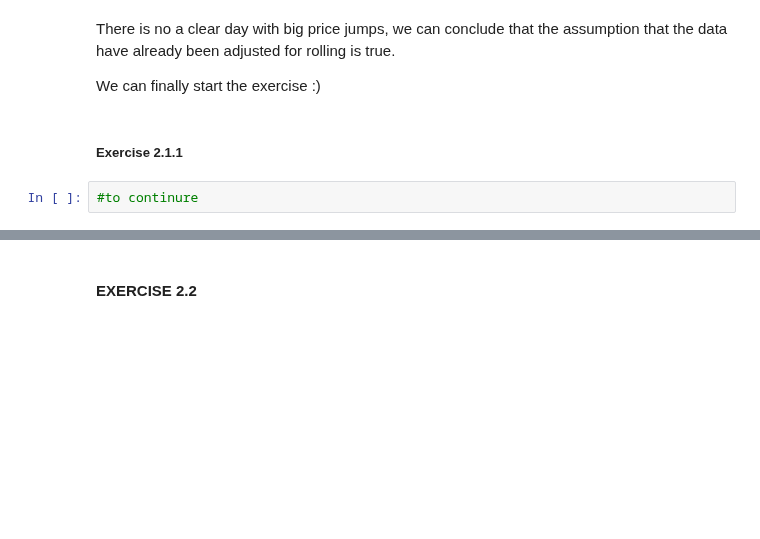
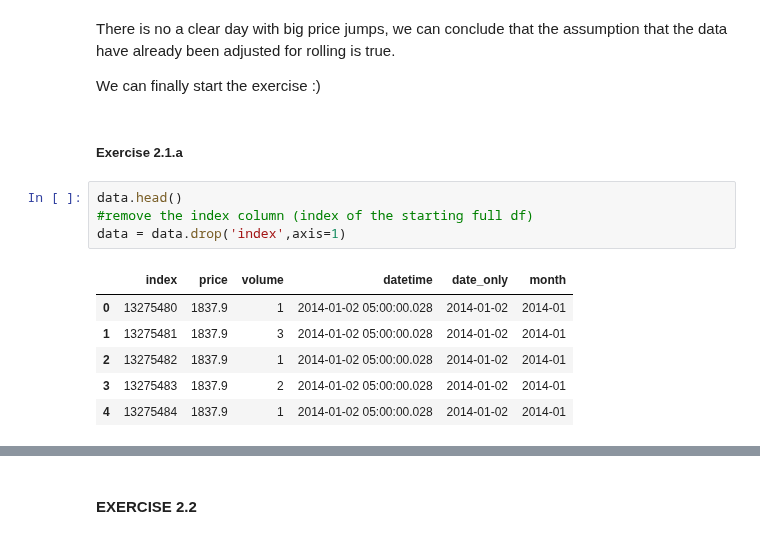
Before and after one commit to dgalassi99/quant-lab, a Jupyter notebook: 00_books/AFML/notebooks/AFML_tests.ipynb, the cells around one changed output, grey strips where cells are left out. Drawn from its saved outputs; the diff is of its cells as text; blank space fills up the shorter version.

Commit message:
exercise 2.1.a and 2.1.b completed

```diff
--- a/00_books/AFML/notebooks/AFML_tests.ipynb
+++ b/00_books/AFML/notebooks/AFML_tests.ipynb
@@ -264,6 +264,15 @@ There is no a clear day with big price jumps, we can conclude that the assumptio
 
 We can finally start the exercise :)
 # %% [markdown]
-##### Exercise 2.1.1
+##### Exercise 2.1.a
-# %%
-#to continure
+# %%
+data.head()
+#remove the index column (index of the starting full df)
+data = data.drop('index',axis=1)
+# %% [output]
+|  | index | price | volume | datetime | date_only | month |
+| 0 | 13275480 | 1837.9 | 1 | 2014-01-02 05:00:00.028 | 2014-01-02 | 2014-01 |
+| 1 | 13275481 | 1837.9 | 3 | 2014-01-02 05:00:00.028 | 2014-01-02 | 2014-01 |
+| 2 | 13275482 | 1837.9 | 1 | 2014-01-02 05:00:00.028 | 2014-01-02 | 2014-01 |
+| 3 | 13275483 | 1837.9 | 2 | 2014-01-02 05:00:00.028 | 2014-01-02 | 2014-01 |
+| 4 | 13275484 | 1837.9 | 1 | 2014-01-02 05:00:00.028 | 2014-01-02 | 2014-01 |
```
Also changed, not shown: parts of 10 cells of this notebook, 1 other file.
